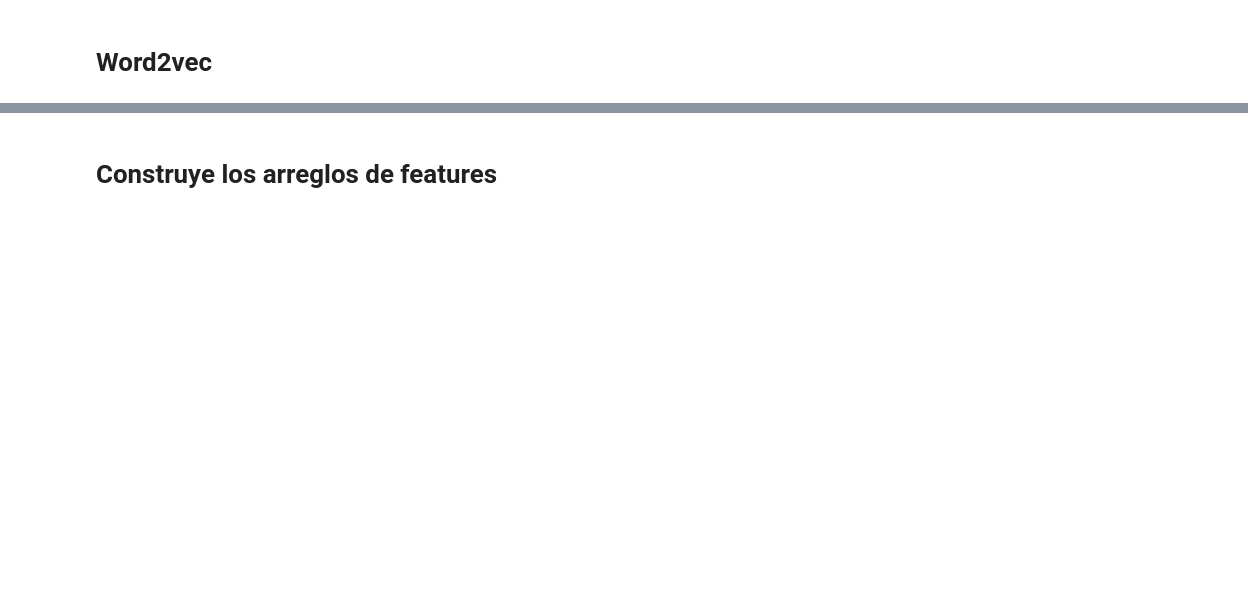
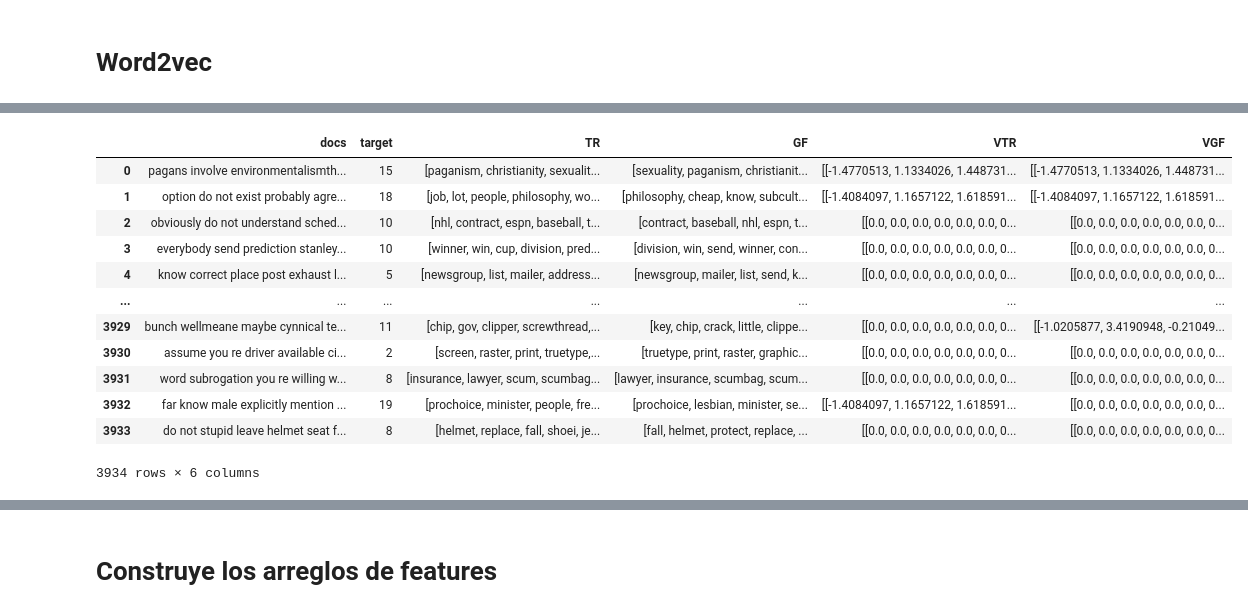
Before and after one commit to jhermosillo/keyword_extraction, a Jupyter notebook: API_TextRank_GFractal.ipynb, the cells around one changed output, grey strips where cells are left out. Saved outputs shown, nothing was run; the diff lists cells and outputs as text; code cells hidden in the pictures; blank space fills up the shorter version.

```diff
--- a/API_TextRank_GFractal.ipynb
+++ b/API_TextRank_GFractal.ipynb
@@ -681,0 +787,5 @@ typesDF.head()
+# %%
+df_vect = pd.read_pickle('newsgroups_train_data_sinSW_lemma_Top100.pickle')
+
+df_vect = df_vect.drop(df[df.TR.apply(lambda x: len(x)<5)].index).reset_index(drop=True)
+df_vect = df_vect.drop(df[df.GF.apply(lambda x: len(x)<5)].index).reset_index(drop=True)
@@ -681,0 +858,5 @@ typesDF.head()
+# %%
+test = df_vect.sample(frac=0.2) # Separamos al Train y Test en un 80/20
+df_vect = df_vect.drop(labels=test.index)
+
+test
@@ -681,0 +877,3 @@ typesDF.head()
+# %%
+df_vect = df_vect.reset_index(drop=True)
+test = test.reset_index(drop=True)
@@ -681,0 +943,42 @@ typesDF.head()
+# %%
+''' Forma más rápida de obtener top 100 palabras vectorizadas, regresa valores mas pequeños de las palabras vectorizadas '''
+
+df_vect['VTR'] = ""
+df_vect['VGF'] = ""
+
+for index, row in df_vect.iterrows():
+
+    df_vect._set_value(index, 'VTR', np.zeros((100,100),dtype=float))
+    df_vect._set_value(index, 'VGF', np.zeros((100,100),dtype=float))
+
+    clase = row.target
+    temp_list = []
+    for j in range(100):
+        if voc100_TR_clases[clase][j] in row.TR:
+            temp_list.append(vectores[voc100_TR_clases[clase][j]])
+        else:
+            temp_list.append(np.zeros(100))
+    df_vect._set_value(index, 'VTR', temp_list)
+    temp_list = []
+    for j in range(100):
+        if voc100_GF_clases[clase][j] in row.GF:
+            temp_list.append(vectores[voc100_GF_clases[clase][j]])
+        else:
+            temp_list.append(np.zeros(100))
+    df_vect._set_value(index, 'VGF', temp_list)
+# %%
+df_vect
+# %% [output]
+|  | docs | target | TR | GF | VTR | VGF |
+| 0 | pagans involve environmentalismth... | 15 | [paganism, christianity, sexualit... | [sexuality, paganism, christianit... | [[-1.4770513, 1.1334026, 1.448731... | [[-1.4770513, 1.1334026, 1.448731... |
+| 1 | option do not exist probably agre... | 18 | [job, lot, people, philosophy, wo... | [philosophy, cheap, know, subcult... | [[-1.4084097, 1.1657122, 1.618591... | [[-1.4084097, 1.1657122, 1.618591... |
+| 2 | obviously do not understand sched... | 10 | [nhl, contract, espn, baseball, t... | [contract, baseball, nhl, espn, t... | [[0.0, 0.0, 0.0, 0.0, 0.0, 0.0, 0... | [[0.0, 0.0, 0.0, 0.0, 0.0, 0.0, 0... |
+| 3 | everybody send prediction stanley... | 10 | [winner, win, cup, division, pred... | [division, win, send, winner, con... | [[0.0, 0.0, 0.0, 0.0, 0.0, 0.0, 0... | [[0.0, 0.0, 0.0, 0.0, 0.0, 0.0, 0... |
+| 4 | know correct place post exhaust l... | 5 | [newsgroup, list, mailer, address... | [newsgroup, mailer, list, send, k... | [[0.0, 0.0, 0.0, 0.0, 0.0, 0.0, 0... | [[0.0, 0.0, 0.0, 0.0, 0.0, 0.0, 0... |
+| ... | ... | ... | ... | ... | ... | ... |
+| 3929 | bunch wellmeane maybe cynnical te... | 11 | [chip, gov, clipper, screwthread,... | [key, chip, crack, little, clippe... | [[0.0, 0.0, 0.0, 0.0, 0.0, 0.0, 0... | [[-1.0205877, 3.4190948, -0.21049... |
+| 3930 | assume you re driver available ci... | 2 | [screen, raster, print, truetype,... | [truetype, print, raster, graphic... | [[0.0, 0.0, 0.0, 0.0, 0.0, 0.0, 0... | [[0.0, 0.0, 0.0, 0.0, 0.0, 0.0, 0... |
+| 3931 | word subrogation you re willing w... | 8 | [insurance, lawyer, scum, scumbag... | [lawyer, insurance, scumbag, scum... | [[0.0, 0.0, 0.0, 0.0, 0.0, 0.0, 0... | [[0.0, 0.0, 0.0, 0.0, 0.0, 0.0, 0... |
+| 3932 | far know male explicitly mention ... | 19 | [prochoice, minister, people, fre... | [prochoice, lesbian, minister, se... | [[-1.4084097, 1.1657122, 1.618591... | [[0.0, 0.0, 0.0, 0.0, 0.0, 0.0, 0... |
+| 3933 | do not stupid leave helmet seat f... | 8 | [helmet, replace, fall, shoei, je... | [fall, helmet, protect, replace, ... | [[0.0, 0.0, 0.0, 0.0, 0.0, 0.0, 0... | [[0.0, 0.0, 0.0, 0.0, 0.0, 0.0, 0... |
+3934 rows × 6 columns
```
Also changed, not shown: parts of 124 cells of this notebook, 17 other files.
